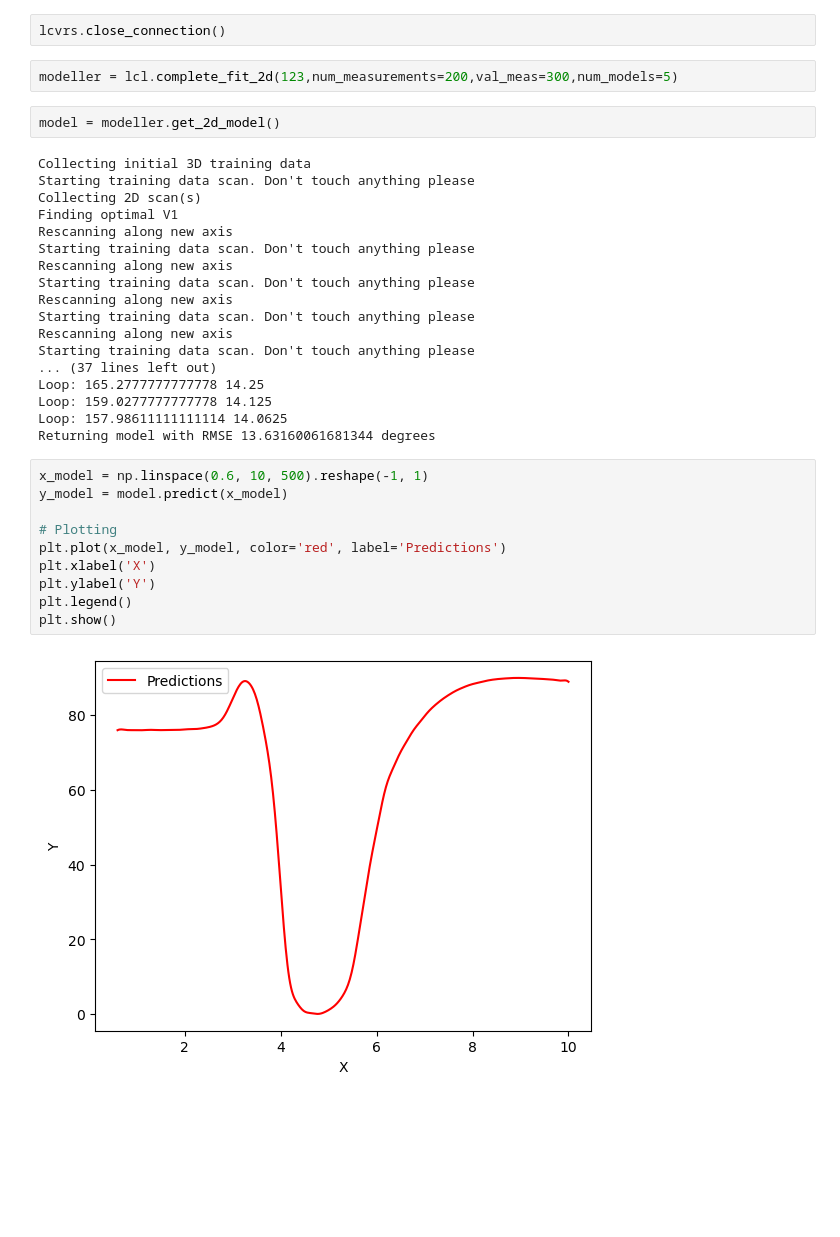
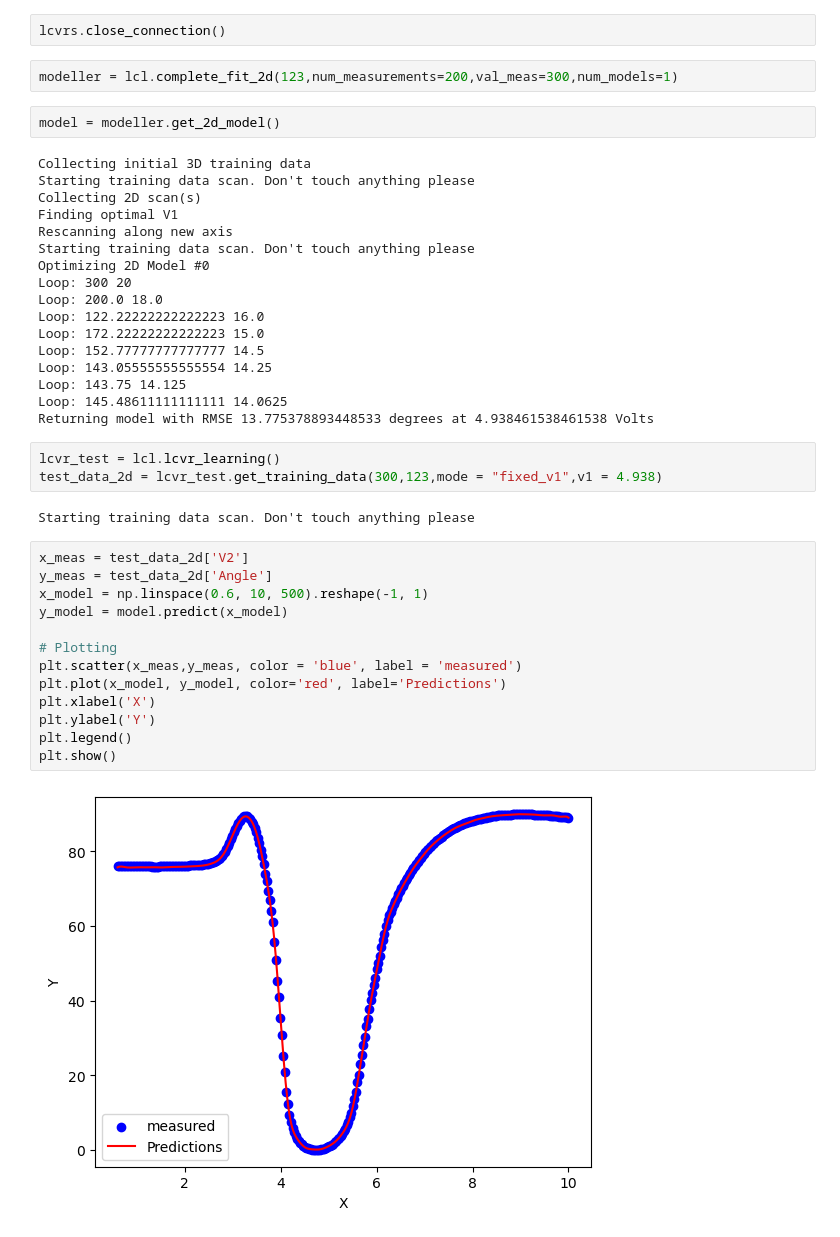
Before and after one commit to ubsuny/ML_LCVR-CP2P2024, a Jupyter notebook: data_collection.ipynb, the cells around one changed output. Saved outputs shown, nothing was run; the diff lists cells and outputs as text; blank space fills up the shorter version.

Commit message:
Added example of setting angle of polarization to data_collection.ipynb

```diff
--- a/data_collection.ipynb
+++ b/data_collection.ipynb
@@ -170,7 +166,7 @@ Note: with num_measurements at 500 and val_meas at 300 with 5 models it took abo
 # %%
 lcvrs.close_connection()
 # %%
-modeller = lcl.complete_fit_2d(123,num_measurements=200,val_meas=300,num_models=5)
+modeller = lcl.complete_fit_2d(123,num_measurements=200,val_meas=300,num_models=1)
 # %%
 model = modeller.get_2d_model()
 # %% [output]
@@ -180,26 +176,33 @@ Collecting 2D scan(s)
 Finding optimal V1
 Rescanning along new axis
 Starting training data scan. Don't touch anything please
-Rescanning along new axis
-Starting training data scan. Don't touch anything please
-Rescanning along new axis
-Starting training data scan. Don't touch anything please
-Rescanning along new axis
-Starting training data scan. Don't touch anything please
-... (37 lines left out)
-Loop: 165.2777777777778 14.25
-Loop: 159.0277777777778 14.125
-Loop: 157.98611111111114 14.0625
-Returning model with RMSE 13.63160061681344 degrees
+Optimizing 2D Model #0
+Loop: 300 20
+Loop: 200.0 18.0
+Loop: 122.22222222222223 16.0
+Loop: 172.22222222222223 15.0
+Loop: 152.77777777777777 14.5
+Loop: 143.05555555555554 14.25
+Loop: 143.75 14.125
+Loop: 145.48611111111111 14.0625
+Returning model with RMSE 13.775378893448533 degrees at 4.938461538461538 Volts
+# %%
+lcvr_test = lcl.lcvr_learning()
+test_data_2d = lcvr_test.get_training_data(300,123,mode = "fixed_v1",v1 = 4.938)
+# %% [output]
+Starting training data scan. Don't touch anything please
 # %%
+x_meas = test_data_2d['V2']
+y_meas = test_data_2d['Angle']
 x_model = np.linspace(0.6, 10, 500).reshape(-1, 1)
 y_model = model.predict(x_model)
 
 # Plotting
+plt.scatter(x_meas,y_meas, color = 'blue', label = 'measured')
 plt.plot(x_model, y_model, color='red', label='Predictions')
 plt.xlabel('X')
 plt.ylabel('Y')
 plt.legend()
 plt.show()
 # %% [output]
-[figure, old version]
+[figure, new version]
```
Also changed, not shown: parts of 9 cells of this notebook.
